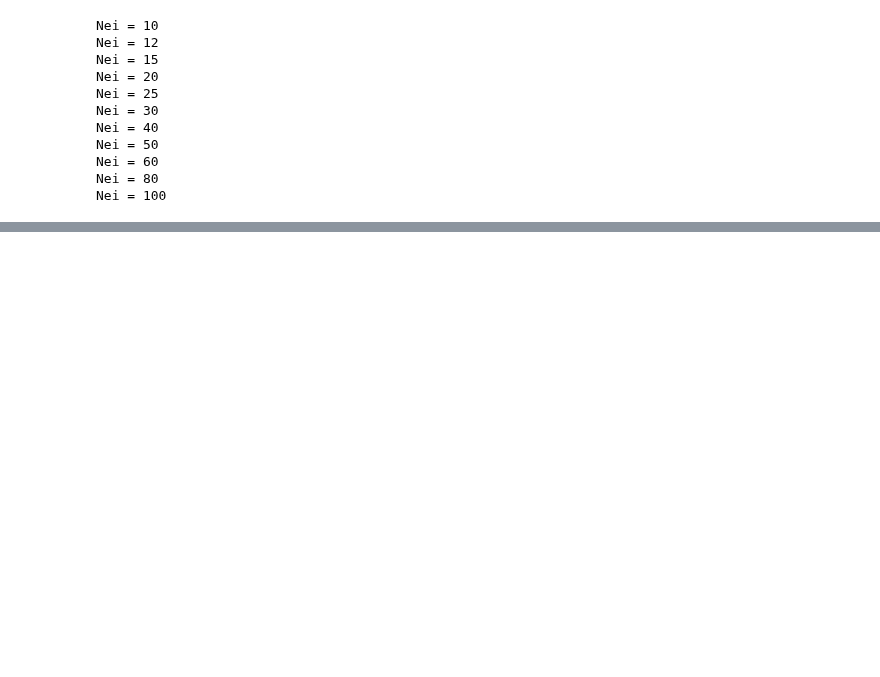
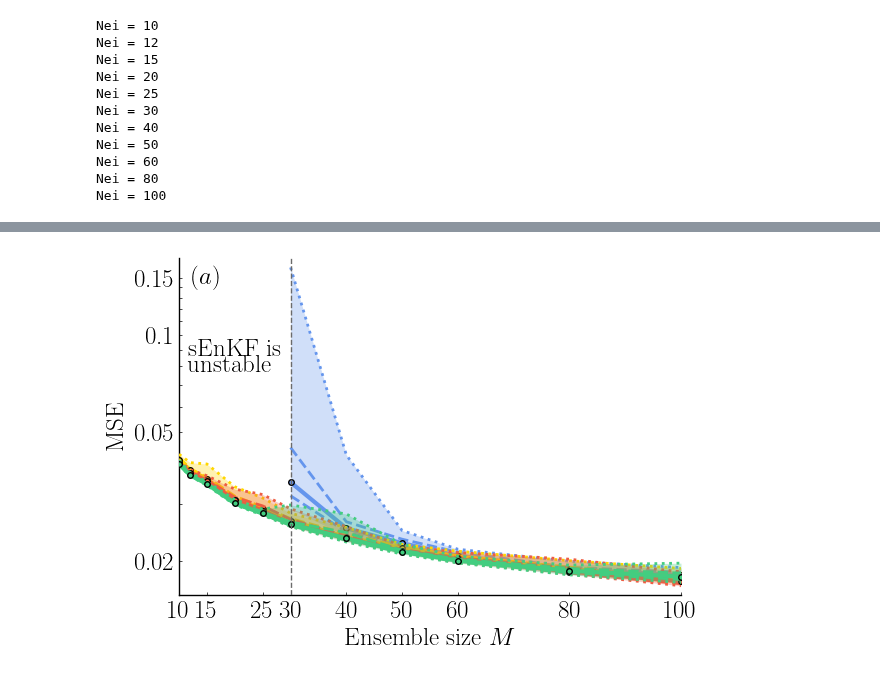
Before and after one commit to mleprovost/LowRankVortex.jl, a Jupyter notebook: example3/Figures Vortex Patch RMSE.ipynb, the cells around one changed output, grey strips where cells are left out. Cells and saved outputs as stored; diff of their text form; code cells hidden in the pictures; blank space fills up the shorter version.

```diff
--- a/example3/Figures Vortex Patch RMSE.ipynb
+++ b/example3/Figures Vortex Patch RMSE.ipynb
@@ -255,0 +280,70 @@ savefig("vortexpatch_MSE_enkf_lowrank.pdf")
+# %%
+ratiolist = [85; 95; 99]
+
+Neb = 6
+
+Neplot = [10; 15; 25; 30 ; 40; 50; 60; 80; 100]
+
+MSEplot = [0.02; 0.03; 0.04; 0.05; 0.06; 0.07; 0.08; 0.09; 0.10; 0.11; 0.12; 0.13; 0.14; 0.15]
+
+plt = plot(xlabel = "Ensemble size "*L"M", ylabel = "MSE",
+           xlims = (-Inf, Inf), xticks = (Neplot, string.(Neplot)),
+           yticks = (MSEplot, map(i-> ifelse(i ∈[0.02; 0.05; 0.1; 0.15], string(i), ""), MSEplot)),
+           legend = false, yscale = :log10)#, size = (600, 300))
+
+# plot!(plt, Nelist[Neb:end], q5_rmse_enkf[Neb:end], linewidth = 2, linestyle = :dot, color = c_enkf,
+#       label = "")
+plot!(plt, Nelist[Neb:end], q25_rmse_enkf[Neb:end], linewidth = 2, linestyle = :dash, color = c_enkf,
+      label = "")
+plot!(plt, Nelist[Neb:end], q50_rmse_enkf[Neb:end], linewidth = 3, linestyle = :solid, color = c_enkf,
+      label = "Adaptive low-rank EnKF")
+plot!(plt, Nelist[Neb:end], [q50_rmse_enkf[Neb:end] q50_rmse_enkf[Neb:end]], linewidth = 0.0,
+      fillrange = [q5_rmse_enkf[Neb:end] q95_rmse_enkf[Neb:end]], alpha = 0.3, color = c_enkf,
+      label = "")
+plot!(plt, Nelist[Neb:end], q75_rmse_enkf[Neb:end], linewidth = 2, linestyle = :dash, color = c_enkf,
+      label = "")
+
+plot!(plt, Nelist[Neb:end], q95_rmse_enkf[Neb:end], linewidth = 2, linestyle = :dot, color = c_enkf,
+      label = "")
+
+scatter!(plt, Nelist[Neb:end], q50_rmse_enkf[Neb:end], linewidth = 2, linestyle = :dot, color = c_enkf,
+      label = "")
+
+
+for ratio in ratiolist
+
+    c_ratio = eval(Symbol("c_lowrank_"*string(ratio)))
+
+    q5 = eval(Symbol("q5_rmse_lowrank_"*string(ratio)))
+    q25 = eval(Symbol("q25_rmse_lowrank_"*string(ratio)))
+    q50 = eval(Symbol("q50_rmse_lowrank_"*string(ratio)))
+    q75 = eval(Symbol("q75_rmse_lowrank_"*string(ratio)))
+    q95 = eval(Symbol("q95_rmse_lowrank_"*string(ratio)))
+
+    plot!(plt, Nelist, q5, linewidth = 2, linestyle = :dot,
+          color = c_ratio, label = "")
+    plot!(plt, Nelist, q25, linewidth = 2, linestyle = :dash, color = c_ratio,
+          label = "")
+    plot!(plt, Nelist, q50, linewidth = 3, linestyle = :solid, color = c_ratio,
+          label = "")
+    plot!(plt, Nelist, [q50  q50], linewidth = 0.0,
+          fillrange = [q5  q95], alpha = 0.3, color = c_ratio,
+          label = "")
+    plot!(plt, Nelist, q75, linewidth = 2, linestyle = :dash, color = c_ratio,
+          label = "")
+    plot!(plt, Nelist, q95, linewidth = 2, linestyle = :dot, color = c_ratio,
+          label = "")
+    scatter!(plt, Nelist, q50, linewidth = 3, linestyle = :solid, color = c_ratio,
+          label = "")
+end
+
+vline!(plt, [30], color = :gray42, linestyle = :dash)
+annotate!(plt, 20, 0.09, "sEnKF is ")
+annotate!(plt, 19, 0.08, "unstable")
+annotate!(plt, 15, 0.15,  L"(a)")
+
+plt
+
+savefig("vortexpatch_log_MSE_enkf_lowrank.pdf")
+# %% [output]
+[figure, added]
```
Also changed, not shown: parts of 6 cells of this notebook, 14 other files.
